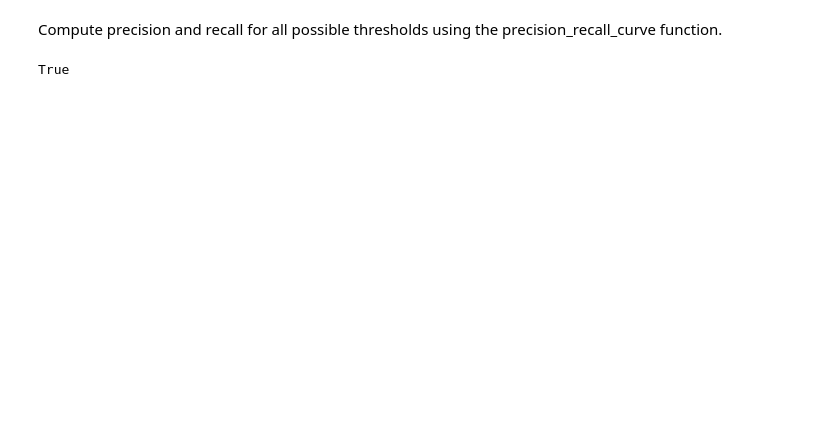
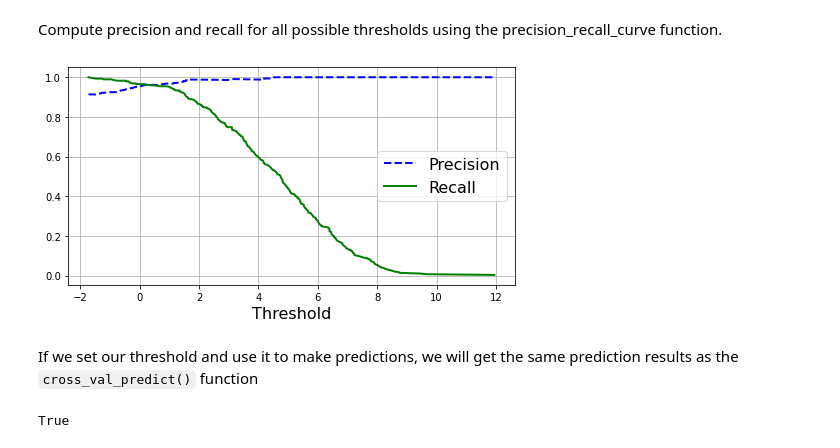
Before and after one commit to nyp-sit/sdaai-iti103, a Jupyter notebook: session-4/4_Classification.ipynb, the cells around one changed output. Saved outputs shown, nothing was run; the diff lists cells and outputs as text; code cells hidden in the pictures; blank space fills up the shorter version.

```diff
--- a/session-4/4_Classification.ipynb
+++ b/session-4/4_Classification.ipynb
@@ -147,21 +267,25 @@ y_scores = cross_val_predict(lr_clf, X_train, y_train_5, cv=3,
 Compute precision and recall for all possible thresholds using the precision_recall_curve function.
 # %%
 from sklearn.metrics import precision_recall_curve
+import matplotlib.pyplot as plt
 
-precisions, recalls, thresholds = precision_recall_curve(y_train_5, y_scores)
+precisions, recalls, thresholds = precision_recall_curve(y_train, y_scores)
 # %%
 def plot_precision_recall_vs_threshold(precisions, recalls, thresholds):
     plt.plot(thresholds, precisions[:-1], "b--", label="Precision", linewidth=2)
     plt.plot(thresholds, recalls[:-1], "g-", label="Recall", linewidth=2)
     plt.legend(loc="center right", fontsize=16)
     plt.xlabel("Threshold", fontsize=16)
     plt.grid(True)
-    plt.axis([-4, 4, 0, 1])
 
 plt.figure(figsize=(8, 4))
 plot_precision_recall_vs_threshold(precisions, recalls, thresholds)
 
 plt.show()
+# %% [output]
+[figure, added]
+# %% [markdown]
+If we set our threshold and use it to make predictions, we will get the same prediction results as the `cross_val_predict()` function
 # %%
 (y_train_pred == (y_scores > 0)).all()
 # %% [output]
```
Also changed, not shown: parts of 114 cells of this notebook.
